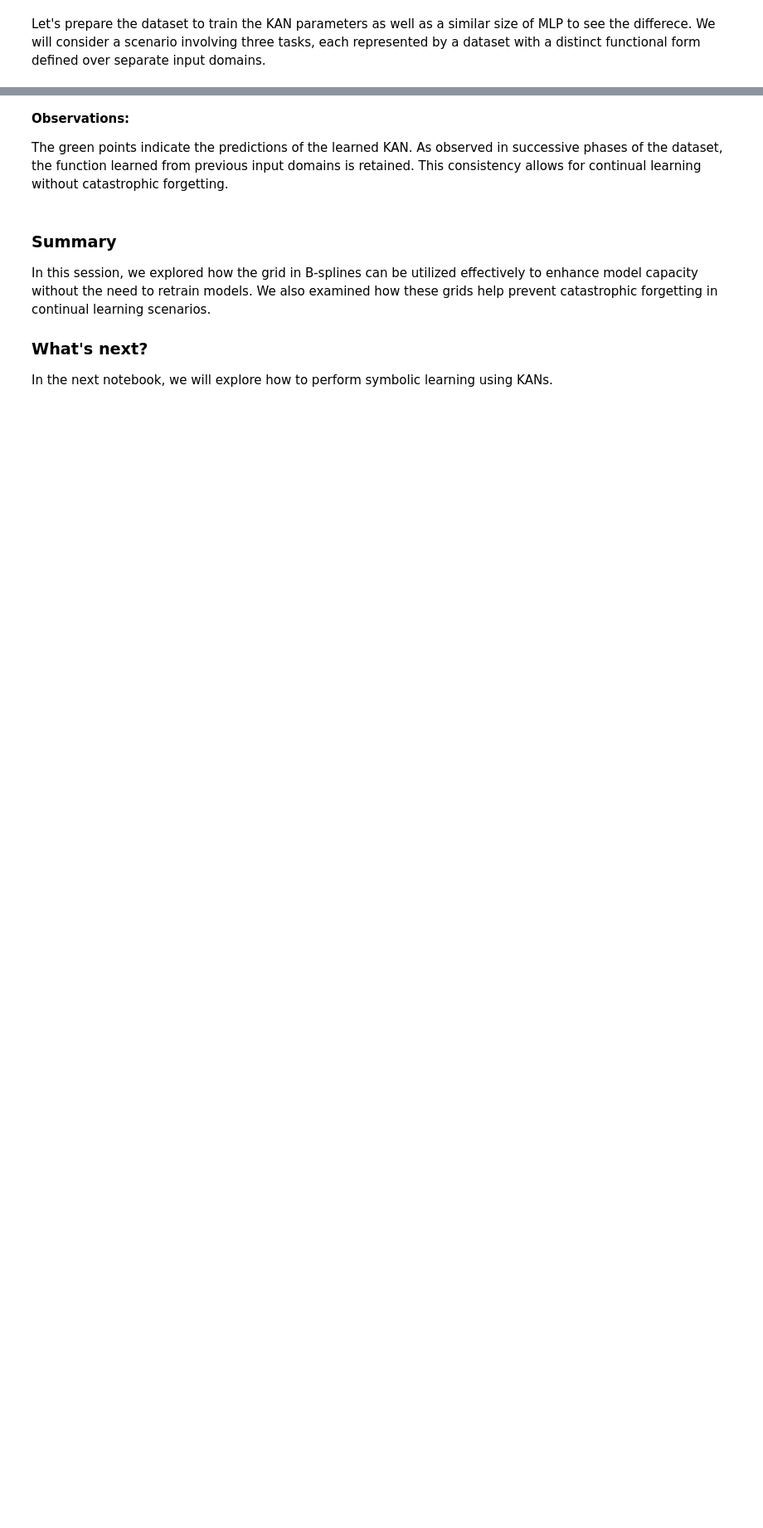
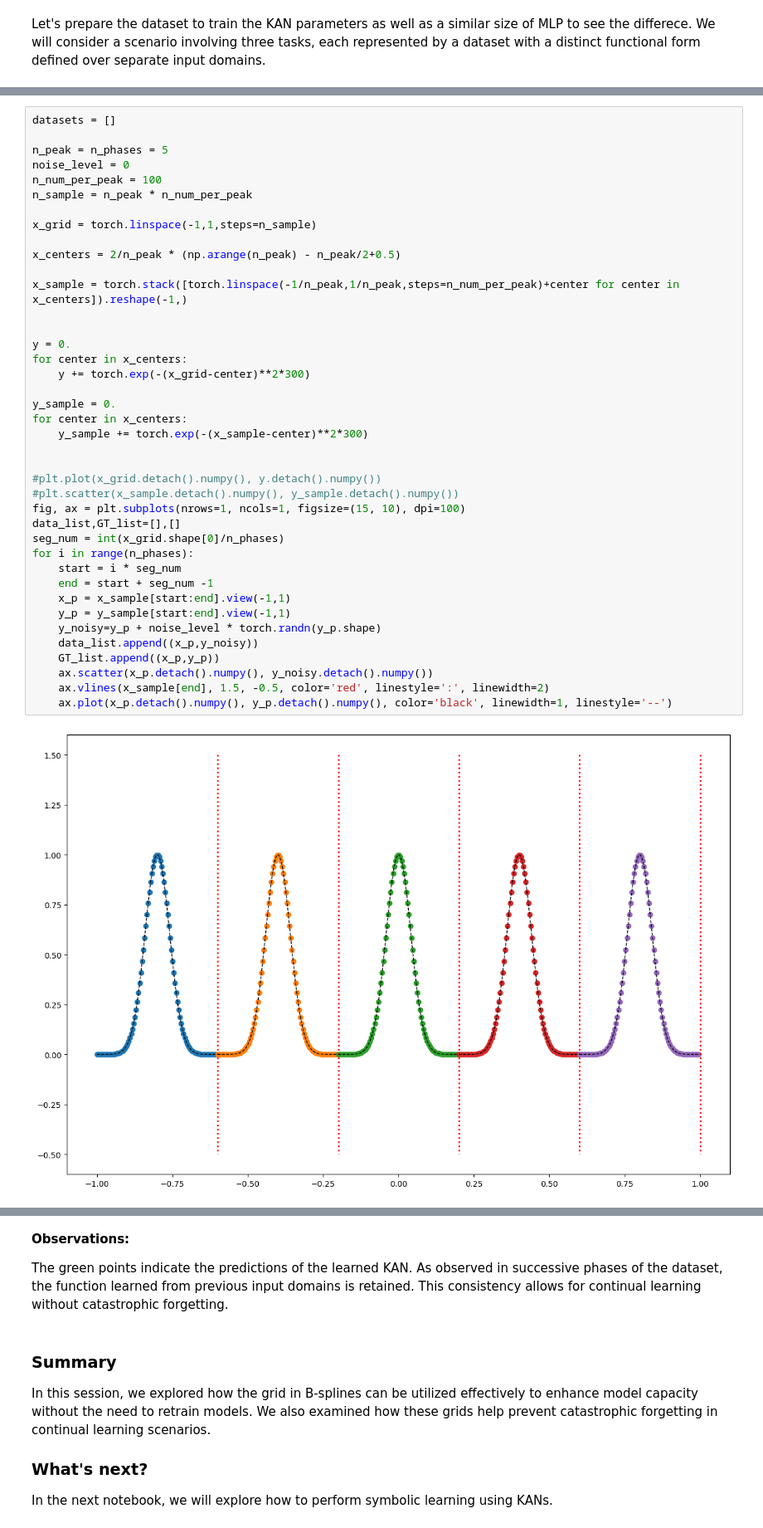
Before and after one commit to HsiuWen/SciML_PPP, a Jupyter notebook: KAN_grids_continual.ipynb, the cells around one changed output, grey strips where cells are left out. Shown: that part at 83% size. Drawn from its saved outputs; the diff is of its cells as text; blank space fills up the shorter version.

```diff
--- a/KAN_grids_continual.ipynb
+++ b/KAN_grids_continual.ipynb
@@ -381,0 +418,42 @@ TypeError: list indices must be integers or slices, not str
+# %%
+datasets = []
+
+n_peak = n_phases = 5
+noise_level = 0
+n_num_per_peak = 100
+n_sample = n_peak * n_num_per_peak
+
+x_grid = torch.linspace(-1,1,steps=n_sample)
+
+x_centers = 2/n_peak * (np.arange(n_peak) - n_peak/2+0.5)
+
+x_sample = torch.stack([torch.linspace(-1/n_peak,1/n_peak,steps=n_num_per_peak)+center for center in x_centers]).reshape(-1,)
+
+
+y = 0.
+for center in x_centers:
+    y += torch.exp(-(x_grid-center)**2*300)
+
+y_sample = 0.
+for center in x_centers:
+    y_sample += torch.exp(-(x_sample-center)**2*300)
+
+
+#plt.plot(x_grid.detach().numpy(), y.detach().numpy())
+#plt.scatter(x_sample.detach().numpy(), y_sample.detach().numpy())
+fig, ax = plt.subplots(nrows=1, ncols=1, figsize=(15, 10), dpi=100)
+data_list,GT_list=[],[]
+seg_num = int(x_grid.shape[0]/n_phases)
+for i in range(n_phases):
+    start = i * seg_num
+    end = start + seg_num -1
+    x_p = x_sample[start:end].view(-1,1)
+    y_p = y_sample[start:end].view(-1,1)
+    y_noisy=y_p + noise_level * torch.randn(y_p.shape)
+    data_list.append((x_p,y_noisy))
+    GT_list.append((x_p,y_p))
+    ax.scatter(x_p.detach().numpy(), y_noisy.detach().numpy())
+    ax.vlines(x_sample[end], 1.5, -0.5, color='red', linestyle=':', linewidth=2)
+    ax.plot(x_p.detach().numpy(), y_p.detach().numpy(), color='black', linewidth=1, linestyle='--')
+# %% [output]
+[figure, added]
```
Also changed, not shown: parts of 7 cells of this notebook, 1 other file.
